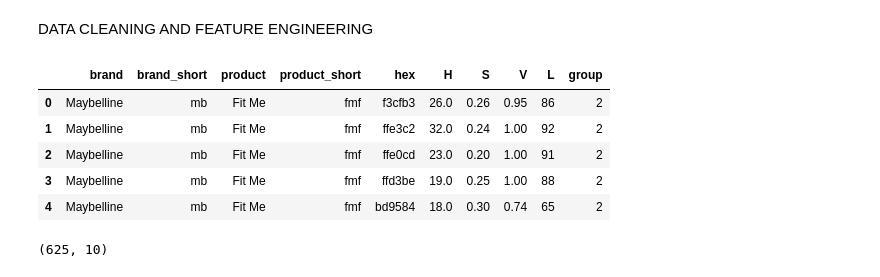
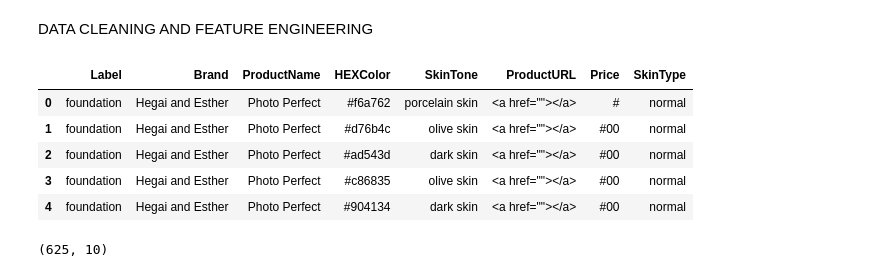
Before and after one commit to Danie-O/Final-Year-Makeup-Recommender-Project, a Jupyter notebook: EDA_sample_data.ipynb, the cells around one changed output. Drawn from its saved outputs; the diff is of its cells as text; code cells hidden in the pictures.

```diff
--- a/EDA_sample_data.ipynb
+++ b/EDA_sample_data.ipynb
@@ -15,15 +15,15 @@ warnings.filterwarnings('ignore')
 DATA CLEANING AND FEATURE ENGINEERING
 # %%
 # Load dataset containing shades information
-shades = pd.read_csv("content/shades.csv")
+shades = pd.read_csv("content/makeup.csv")
 shades.head()
 # %% [output]
-|  | brand | brand_short | product | product_short | hex | H | S | V | L | group |
-| 0 | Maybelline | mb | Fit Me | fmf | f3cfb3 | 26.0 | 0.26 | 0.95 | 86 | 2 |
-| 1 | Maybelline | mb | Fit Me | fmf | ffe3c2 | 32.0 | 0.24 | 1.00 | 92 | 2 |
-| 2 | Maybelline | mb | Fit Me | fmf | ffe0cd | 23.0 | 0.20 | 1.00 | 91 | 2 |
-| 3 | Maybelline | mb | Fit Me | fmf | ffd3be | 19.0 | 0.25 | 1.00 | 88 | 2 |
-| 4 | Maybelline | mb | Fit Me | fmf | bd9584 | 18.0 | 0.30 | 0.74 | 65 | 2 |
+|  | Label | Brand | ProductName | HEXColor | SkinTone | ProductURL | Price | SkinType |
+| 0 | foundation | Hegai and Esther | Photo Perfect | #f6a762 | porcelain skin | <a href=""></a> | # | normal |
+| 1 | foundation | Hegai and Esther | Photo Perfect | #d76b4c | olive skin | <a href=""></a> | #00 | normal |
+| 2 | foundation | Hegai and Esther | Photo Perfect | #ad543d | dark skin | <a href=""></a> | #00 | normal |
+| 3 | foundation | Hegai and Esther | Photo Perfect | #c86835 | olive skin | <a href=""></a> | #00 | normal |
+| 4 | foundation | Hegai and Esther | Photo Perfect | #904134 | dark skin | <a href=""></a> | #00 | normal |
 # %%
 shades.shape
 # %% [output]
```
Also changed, not shown: parts of 1 cell of this notebook.
